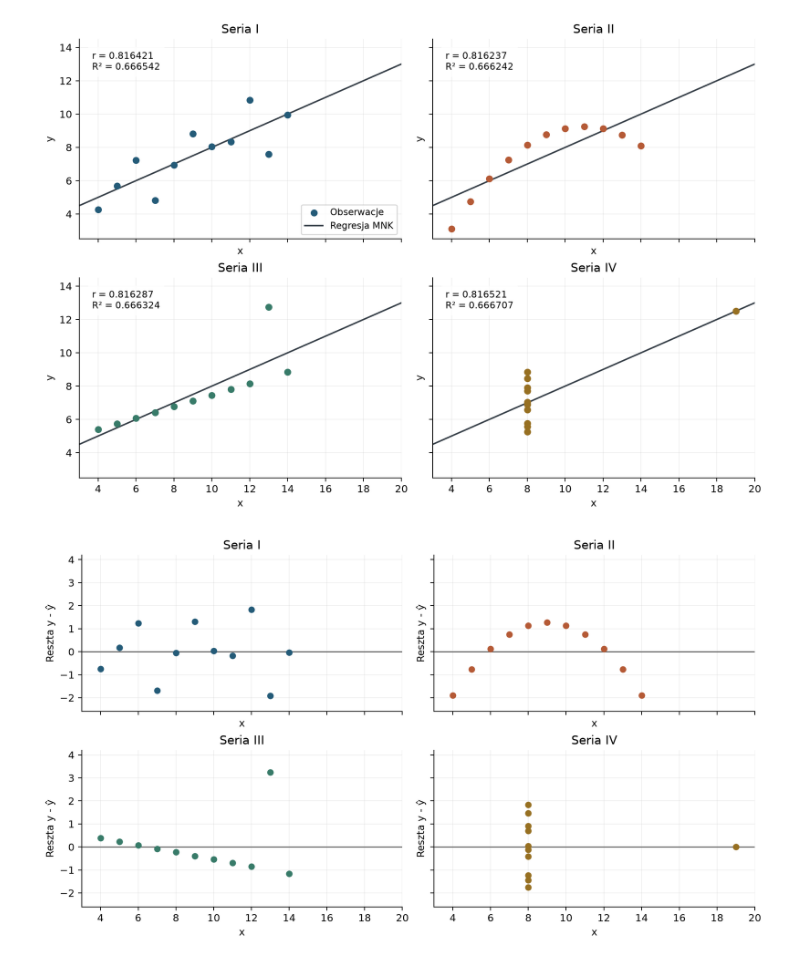
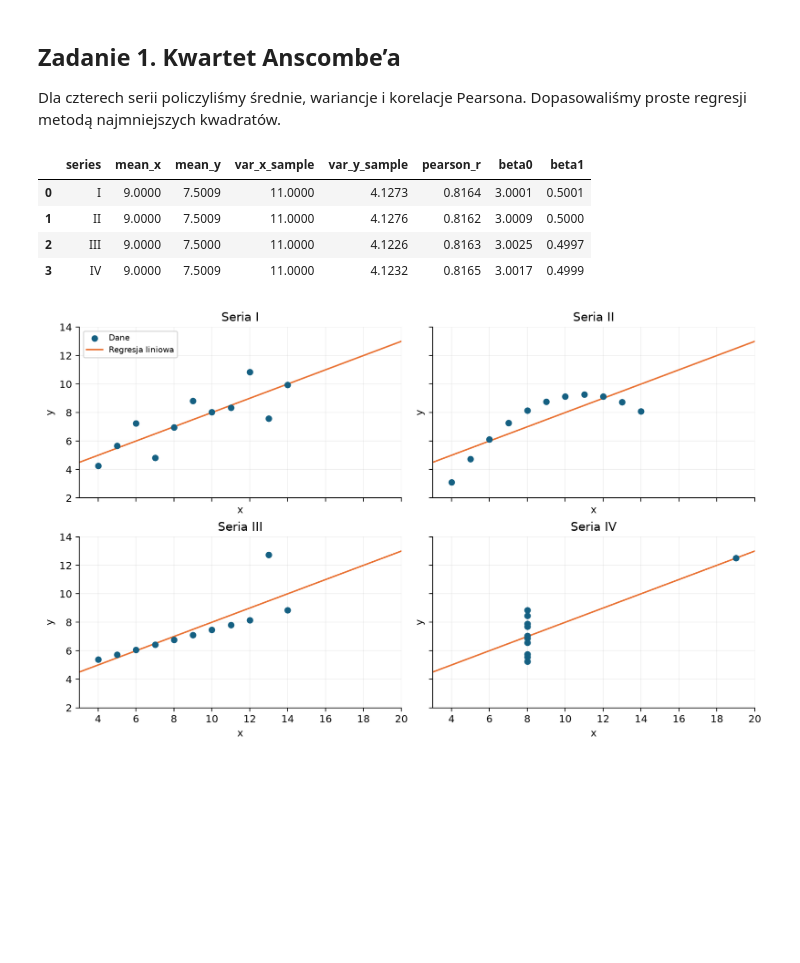
Before and after one commit to lyskawson/experimental-data, a Jupyter notebook: labs/lab01/solution.ipynb, the cells around one changed output. Saved outputs shown, nothing was run; the diff lists cells and outputs as text; code cells hidden in the pictures; blank space fills up the shorter version.

Commit message:
Simplify lab 01 report and consolidate Excel results

```diff
--- a/labs/lab01/solution.ipynb
+++ b/labs/lab01/solution.ipynb
@@ -10,7 +9,7 @@ import sys
 from pathlib import Path
 
 import pandas as pd
-from IPython.display import Image, Markdown, display
+from IPython.display import Image, display
 
 PROJECT_ROOT = next(
     path for path in (Path.cwd(), *Path.cwd().parents) if (path / "pyproject.toml").is_file()
@@ -18,21 +17,9 @@ PROJECT_ROOT = next(
 LAB_DIR = PROJECT_ROOT / "labs" / "lab01"
 if str(LAB_DIR) not in sys.path:
     sys.path.insert(0, str(LAB_DIR))
+
+from analysis import IMAGE_DIR, OUTPUT_DIR, run_analysis
+
+results = run_analysis()
+pd.options.display.float_format = "{:.4f}".format
+columns = ["series", "mean_x", "mean_y", "var_x_sample", "var_y_sample", "pearson_r", "beta0", "beta1"]
-# %%
-from analysis import (
-    IMAGE_DIR,
-    OUTPUT_DIR,
-    configure_plots,
-    detect_outliers,
-    export_formats,
-    fit_ols,
-    load_anscombe,
-    load_task3,
-    plot_anscombe,
-    plot_outliers,
-    plot_task3,
-    summarize,
-)
-
-configure_plots()
-pd.options.display.float_format = "{:.6f}".format
@@ -76,7 +26,14 @@ display(
+# %% [markdown]
+## Zadanie 1. Kwartet Anscombe’a
+
+Dla czterech serii policzyliśmy średnie, wariancje i korelacje Pearsona. Dopasowaliśmy proste regresji metodą najmniejszych kwadratów.
 # %%
-plot_anscombe(quartet)
+display(results["task1"][columns])
 display(Image(filename=str(IMAGE_DIR / "anscombe_regression.png"), width=1000))
-display(Image(filename=str(IMAGE_DIR / "anscombe_residuals.png"), width=1000))
 # %% [output]
+|  | series | mean_x | mean_y | var_x_sample | var_y_sample | pearson_r | beta0 | beta1 |
+| 0 | I | 9.0000 | 7.5009 | 11.0000 | 4.1273 | 0.8164 | 3.0001 | 0.5001 |
+| 1 | II | 9.0000 | 7.5009 | 11.0000 | 4.1276 | 0.8162 | 3.0009 | 0.5000 |
+| 2 | III | 9.0000 | 7.5000 | 11.0000 | 4.1226 | 0.8163 | 3.0025 | 0.4997 |
+| 3 | IV | 9.0000 | 7.5009 | 11.0000 | 4.1232 | 0.8165 | 3.0017 | 0.4999 |
-[figure, old version]
+[figure, new version]
-[figure, removed]
```
Also changed, not shown: parts of 22 cells of this notebook, 30 other files.
